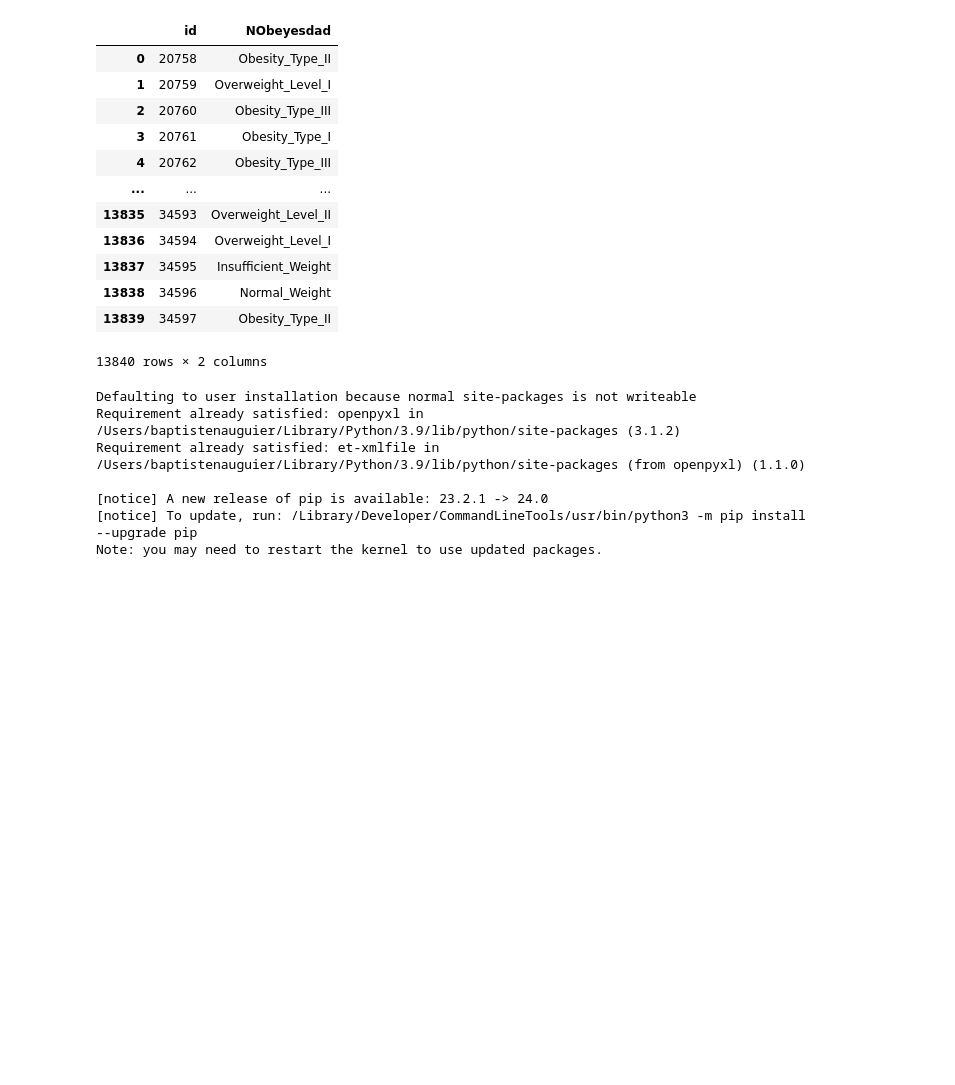
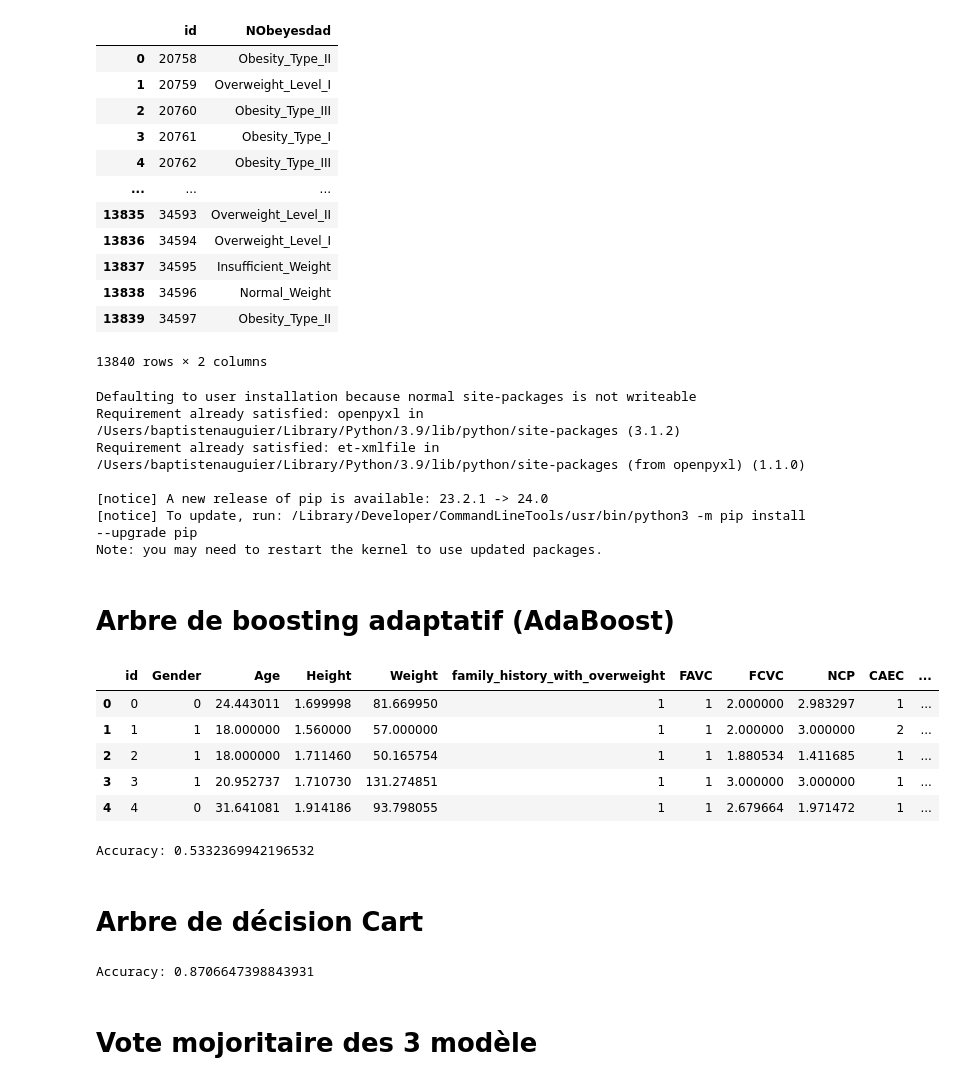
Before and after one commit to Grismonde/PosterM2, a Jupyter notebook: Surpoids.ipynb, the cells around one changed output. Drawn from its saved outputs; the diff is of its cells as text; code cells hidden in the pictures; blank space fills up the shorter version.

```diff
--- a/Surpoids.ipynb
+++ b/Surpoids.ipynb
@@ -199,3 +199,72 @@ Requirement already satisfied: et-xmlfile in /Users/baptistenauguier/Library/Pyt
 Note: you may need to restart the kernel to use updated packages.
 # %%
 dfVrai.to_csv('output.csv', index=False)
+# %% [markdown]
+# Arbre de boosting adaptatif (AdaBoost)
+# %%
+train.head()
+# %% [output]
+|  | id | Gender | Age | Height | Weight | family_history_with_overweight | FAVC | FCVC | NCP | CAEC | ... |
+| 0 | 0 | 0 | 24.443011 | 1.699998 | 81.669950 | 1 | 1 | 2.000000 | 2.983297 | 1 | ... |
+| 1 | 1 | 1 | 18.000000 | 1.560000 | 57.000000 | 1 | 1 | 2.000000 | 3.000000 | 2 | ... |
+| 2 | 2 | 1 | 18.000000 | 1.711460 | 50.165754 | 1 | 1 | 1.880534 | 1.411685 | 1 | ... |
+| 3 | 3 | 1 | 20.952737 | 1.710730 | 131.274851 | 1 | 1 | 3.000000 | 3.000000 | 1 | ... |
+| 4 | 4 | 0 | 31.641081 | 1.914186 | 93.798055 | 1 | 1 | 2.679664 | 1.971472 | 1 | ... |
+# %%
+from sklearn.ensemble import AdaBoostClassifier
+from sklearn.model_selection import train_test_split
+from sklearn.metrics import accuracy_score
+
+# Séparez les caractéristiques et la cible
+X = train.drop('NObeyesdad', axis=1)
+y = train['NObeyesdad']
+
+# Divisez les données en ensembles d'entraînement et de test
+X_train, X_test, y_train, y_test = train_test_split(X, y, test_size=0.2)
+
+# Créez et entraînez le modèle AdaBoost
+model = AdaBoostClassifier(n_estimators=100, random_state=42)
+model.fit(X_train, y_train)
+
+# Faites des prédictions sur l'ensemble de test
+predictions = model.predict(X_test)
+
+# Évaluez le modèle
+accuracy = accuracy_score(y_test, predictions)
+print(f'Accuracy: {accuracy}')
+# %% [output]
+Accuracy: 0.5332369942196532
+# %% [markdown]
+# Arbre de décision Cart
+# %%
+from sklearn.tree import DecisionTreeClassifier
+from sklearn.model_selection import train_test_split
+from sklearn.metrics import accuracy_score
+
+# Séparez les caractéristiques et la cible
+X = train.drop('NObeyesdad', axis=1)
+y = train['NObeyesdad']
+
+# Divisez les données en ensembles d'entraînement et de test
+X_train, X_test, y_train, y_test = train_test_split(X, y, test_size=0.2)
+
+# Créez et entraînez le modèle CART
+model = DecisionTreeClassifier(
+    criterion='entropy',
+    splitter='random',
+    max_depth=25,
+    min_samples_split=10,
+    min_samples_leaf=5
+)
+model.fit(X_train, y_train)
+
+# Faites des prédictions sur l'ensemble de test
+predictions = model.predict(X_test)
+
+# Évaluez le modèle
+accuracy = accuracy_score(y_test, predictions)
+print(f'Accuracy: {accuracy}')
+# %% [output]
+Accuracy: 0.8706647398843931
+# %% [markdown]
+# Vote mojoritaire des 3 modèle
```
Also changed, not shown: parts of 11 cells of this notebook, 6 other files.
